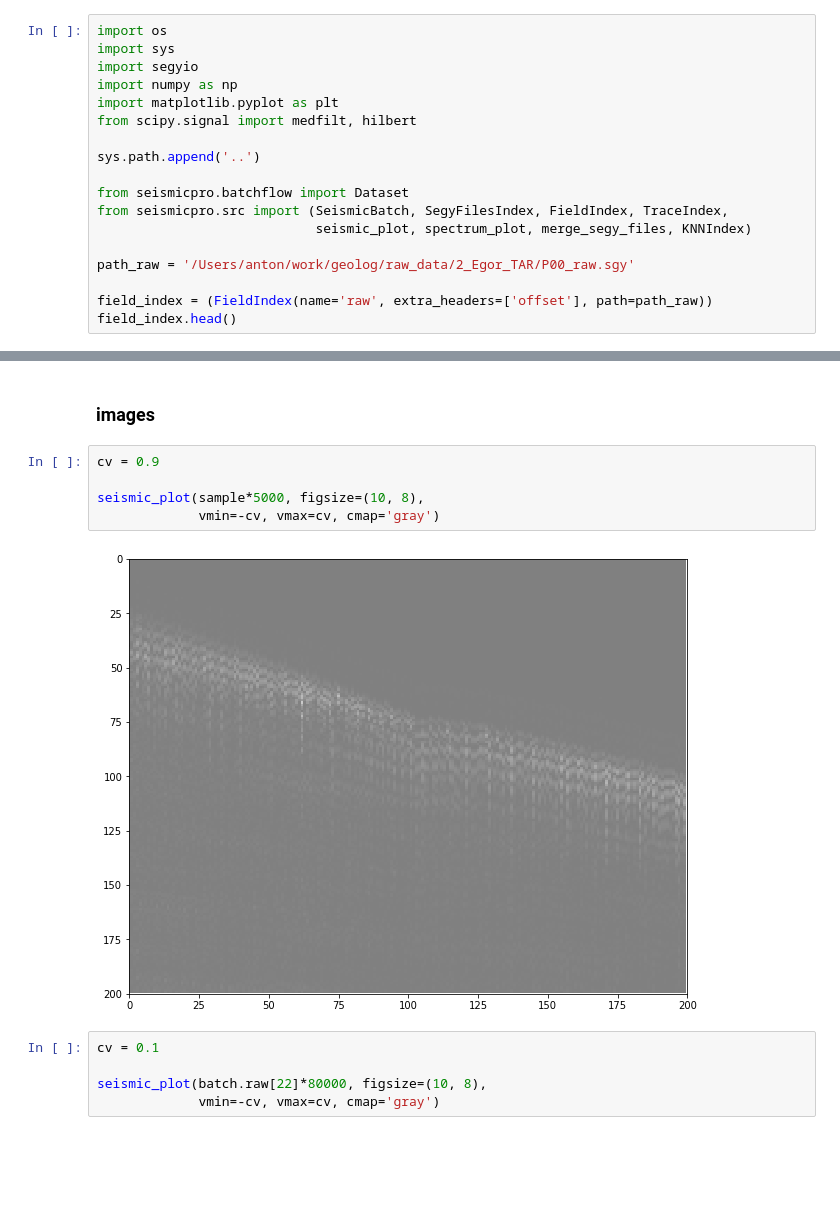
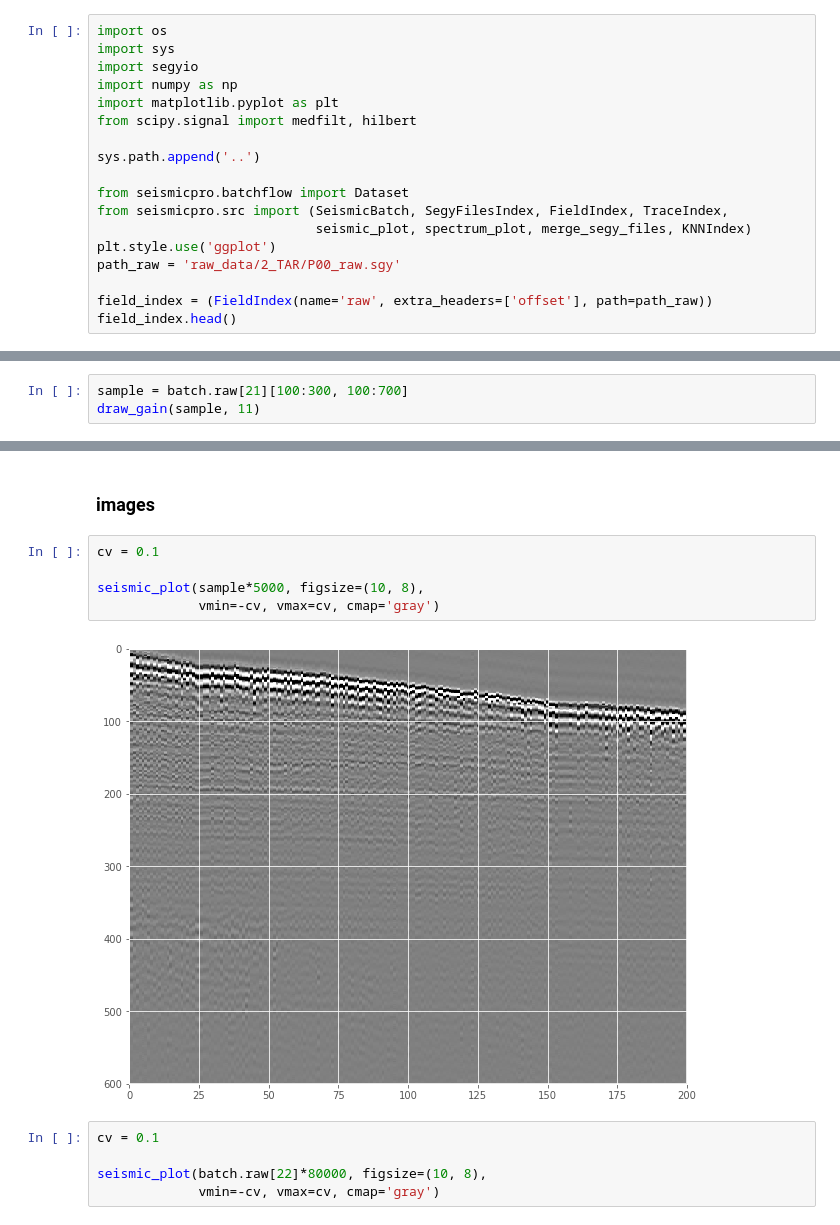
Before and after one commit to learnserd/SeismicPro, a Jupyter notebook: models/Inverse_traces/shpere_diff.ipynb, the cells around one changed output, grey strips where cells are left out. Saved outputs shown, nothing was run; the diff lists cells and outputs as text; blank space fills up the shorter version.

Commit message:
add gain draw

```diff
--- a/models/Inverse_traces/shpere_diff.ipynb
+++ b/models/Inverse_traces/shpere_diff.ipynb
@@ -11,8 +11,8 @@ sys.path.append('..')
 from seismicpro.batchflow import Dataset
 from seismicpro.src import (SeismicBatch, SegyFilesIndex, FieldIndex, TraceIndex,
                             seismic_plot, spectrum_plot, merge_segy_files, KNNIndex)
-
-path_raw = '/Users/anton/work/geolog/raw_data/2_Egor_TAR/P00_raw.sgy'
+plt.style.use('ggplot')
+path_raw = 'raw_data/2_TAR/P00_raw.sgy'
 
 field_index = (FieldIndex(name='raw', extra_headers=['offset'], path=path_raw))
 field_index.head()
@@ -57,0 +66,3 @@ sample = np.abs(sample[250: 450, 100: 700])
+# %%
+sample = batch.raw[21][100:300, 100:700]
+draw_gain(sample, 11)
@@ -58,12 +71,12 @@ sample = np.abs(sample[250: 450, 100: 700])
 # %% [markdown]
 ### images
 # %%
-cv = 0.9
+cv = 0.1
 
 seismic_plot(sample*5000, figsize=(10, 8),
              vmin=-cv, vmax=cv, cmap='gray')
 # %% [output]
-[figure, old version]
+[figure, new version]
 # %%
 cv = 0.1
 
```
Also changed, not shown: parts of 6 cells of this notebook.
